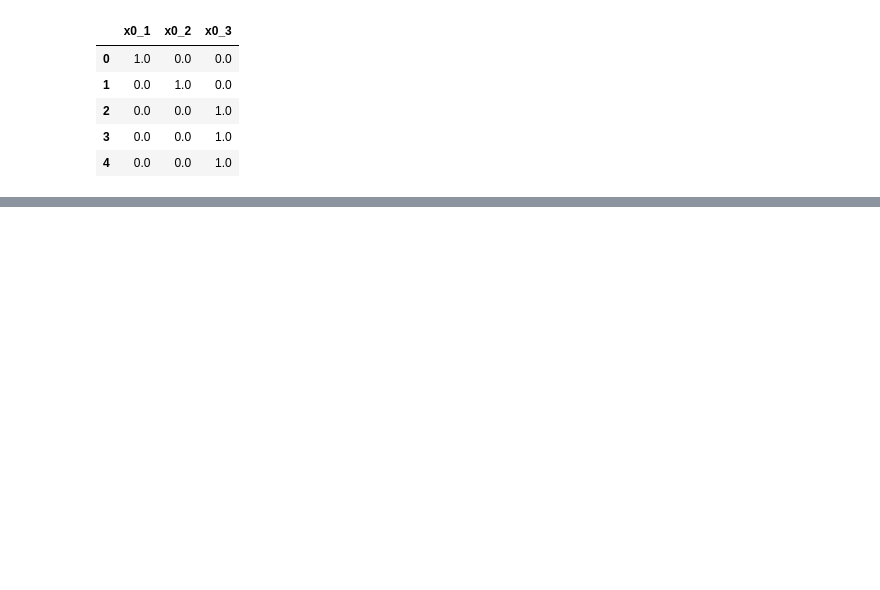
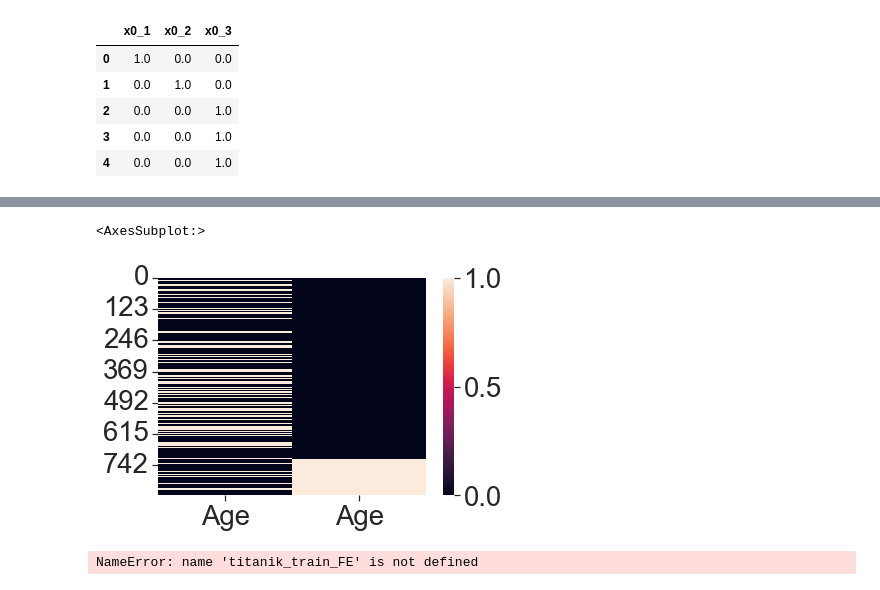
Before and after one commit to RosiNantis/Projects_from_Spiced_personal, a Jupyter notebook: Week_2/spiced_projects/logistic_regression_TITANIK_AL-1.ipynb, the cells around one changed output, grey strips where cells are left out. Saved outputs shown, nothing was run; the diff lists cells and outputs as text; code cells hidden in the pictures; blank space fills up the shorter version.

```diff
--- a/Week_2/spiced_projects/logistic_regression_TITANIK_AL-1.ipynb
+++ b/Week_2/spiced_projects/logistic_regression_TITANIK_AL-1.ipynb
@@ -199,7 +294,7 @@ species.head()
 | 3 | 0.0 | 0.0 | 1.0 |
 | 4 | 0.0 | 0.0 | 1.0 |
 # %%
-titanik_train_FE = pd.concat([titanik_train, species], axis=1)
+titanik_train_FE = pd.concat([titanik_train, species,cols_imputed], axis=1)
 titanik_train_FE.head()
 # %% [output]
 |  | PassengerId | Survived | Pclass | Name | Sex | Age | SibSp | Parch | Ticket | Fare | ... |
@@ -208,5 +303,24 @@ titanik_train_FE.head()
 | 2 | 3.0 | 1.0 | 3.0 | Heikkinen, Miss. Laina | female | 26.0 | 0.0 | 0.0 | STON/O2. 3101282 | 7.9250 | ... |
 | 3 | 4.0 | 1.0 | 1.0 | Futrelle, Mrs. Jacques Heath (Lil... | female | 35.0 | 1.0 | 0.0 | 113803 | 53.1000 | ... |
 | 4 | 5.0 | 0.0 | 3.0 | Allen, Mr. William Henry | male | 35.0 | 0.0 | 0.0 | 373450 | 8.0500 | ... |
+# %%
+sns.heatmap(titanik_train_FE[['Age']].isna())
+# %% [output]
+<AxesSubplot:>
+[figure, added]
+# %%
+# 1. create a feature engineering tool
+k = KBinsDiscretizer(n_bins=5, encode='onehot', strategy='quantile')
+
+# 2. fit with the training data (some columns of it)
+k.fit(titanik_train_FE[['Age']])
+
+# 3. transform the training data
+bins = k.transform(titanik_train_FE[['Age']])
+bins = pd.DataFrame(bins.todense())  # materializes a sparse matrix so that we can see it
+# ALWAYS DO THIS UNLESS YOUR DATA SET IS REALLY BIG
+bins.head()
+# %% [output]
+NameError: name 'titanik_train_FE' is not defined
 # %%
 sns.pairplot(titanik_train, hue = 'Survived')
```
Also changed, not shown: parts of 11 cells of this notebook, 1 other file.
